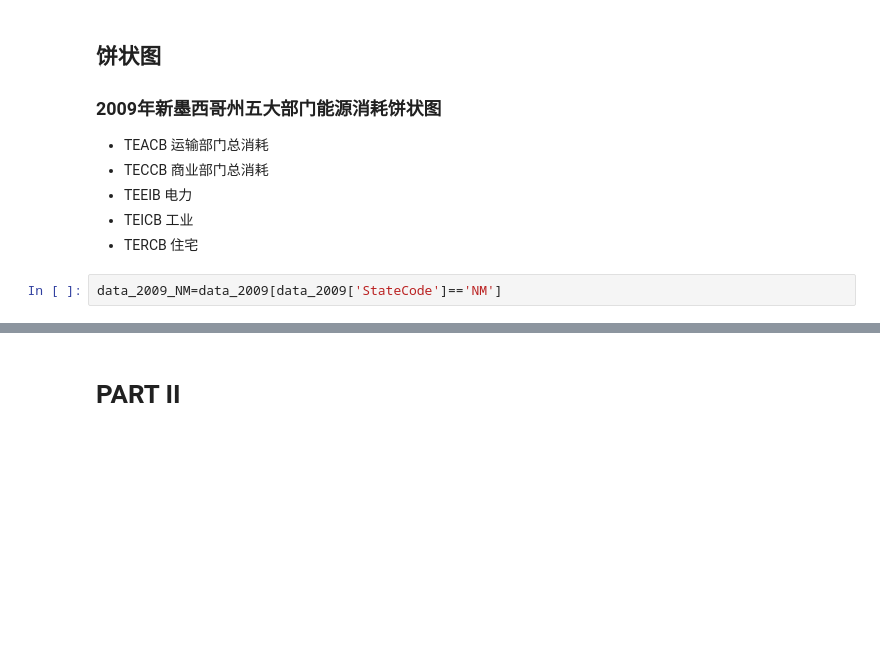
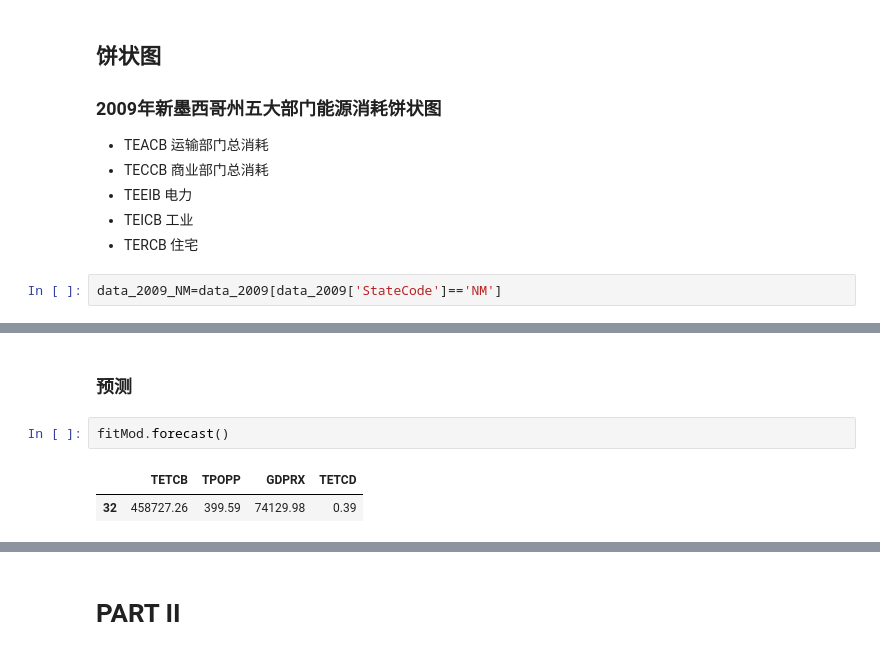
Before and after one commit to xiuzheDorothy/MCMICM, a Jupyter notebook: 2018MCM_C/DataReprocess.ipynb, the cells around one changed output, grey strips where cells are left out. Cells and saved outputs as stored; diff of their text form; blank space fills up the shorter version.

```diff
--- a/2018MCM_C/DataReprocess.ipynb
+++ b/2018MCM_C/DataReprocess.ipynb
@@ -446,0 +692,7 @@ show(p)
+# %% [markdown]
+### 预测
+# %%
+fitMod.forecast()
+# %% [output]
+|  | TETCB | TPOPP | GDPRX | TETCD |
+| 32 | 458727.26 | 399.59 | 74129.98 | 0.39 |
```
Also changed, not shown: parts of 28 cells of this notebook.
